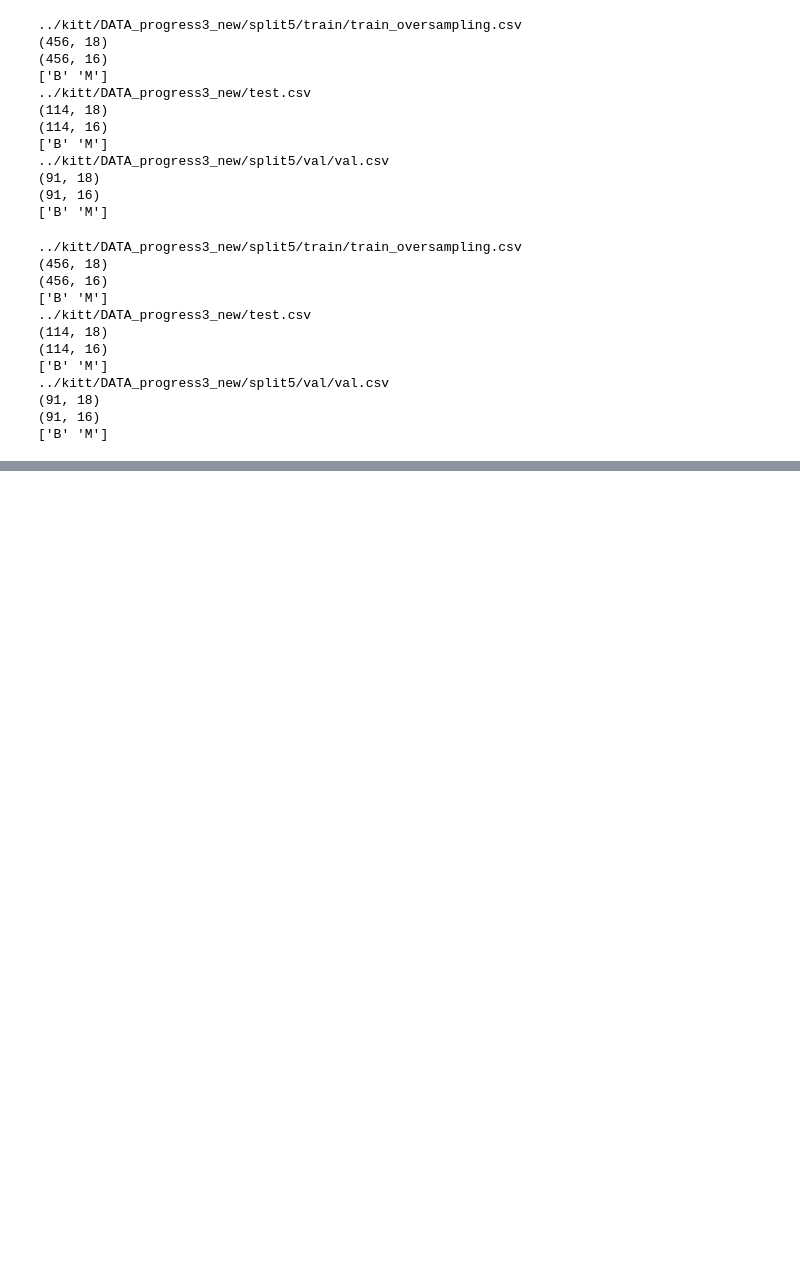
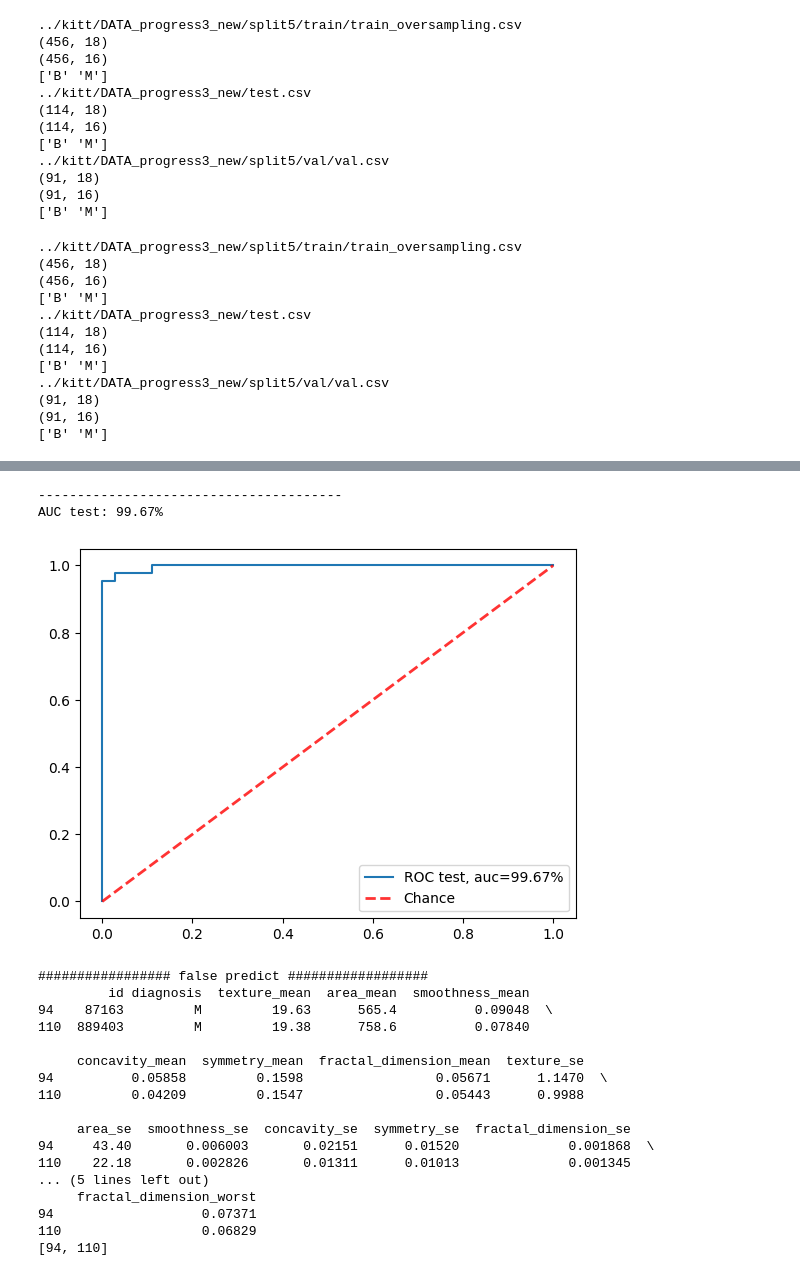
Before and after one commit to 6410615139/Project_Cancer, a Jupyter notebook: logisticregression/lr.ipynb, the cells around one changed output, grey strips where cells are left out. Cells and saved outputs as stored; diff of their text form; code cells hidden in the pictures; blank space fills up the shorter version.

```diff
--- a/logisticregression/lr.ipynb
+++ b/logisticregression/lr.ipynb
@@ -901,0 +597,3 @@ AUC test: 99.67%
+# %%
+train_path = "../kitt/DATA_progress3_new/train.csv"
+test_path = "../kitt/DATA_progress3_new/test.csv"
@@ -901,0 +640,52 @@ AUC test: 99.67%
+# %%
+model_path = "../logisticregression/models/lr_model_all.pkl"
+print(model_path)
+loaded_model = joblib.load(model_path)
+
+# ################# test set ##################
+label = ['benign','malignant']
+print("################# test set ##################")
+y_pred_test_raw = loaded_model.predict_proba(x_test)
+y_pred_test = thresholding(y_test, y_pred_test_raw)
+
+# Confusion matrix
+cm_test = confusion_matrix(y_test, y_pred_test)
+print('Confusion Matrix')
+print('-'*16)
+print(cm_test,'\n')
+print('-'*16)
+
+# Calculate score
+# print(split)
+cal_score_all(cm_test)
+
+# plot confusion matrix
+plot_cm(cm_test,which="Test set")
+
+################## plot ROC curve ########################
+# fpr1, tpr1, thr1 = metrics.roc_curve(y_val,  y_pred_val_raw[:,1])
+# auc1 = metrics.roc_auc_score(y_val,  y_pred_val_raw[:,1])*100
+fpr2, tpr2, thr2 = metrics.roc_curve(y_test,  y_pred_test_raw[:,1])
+auc2 = metrics.roc_auc_score(y_test,  y_pred_test_raw[:,1])*100
+gmeans2 = np.sqrt(tpr2 * (1-fpr2))
+ix2 = np.argmax(gmeans2)
+print("---------------------------------------")
+# print("AUC validate: %.2f%%" % auc1)
+print("AUC test: %.2f%%" % auc2)
+# plt.plot(fpr1,tpr1,label="ROC valid, auc="+str("%.2f%%" % auc1))
+plt.plot(fpr2,tpr2,label="ROC test, auc="+str("%.2f%%" % auc2))
+plt.plot([0, 1], [0, 1], linestyle="--", lw=2, color="r", label="Chance", alpha=0.8)
+
+plt.legend(loc=4)
+plt.show()
+
+
+print("################# false predict ##################")
+
+false_indices = []
+for i in range(len(y_test)):
+    if y_test[i] != y_pred_test[i]:
+        false_indices.append(i)
+print(test_data.loc[false_indices])
+print(false_indices)
+# %% [output]
@@ -901,0 +711,20 @@ AUC test: 99.67%
+---------------------------------------
+AUC test: 99.67%
+[figure, added]
+################# false predict ##################
+         id diagnosis  texture_mean  area_mean  smoothness_mean
+94    87163         M         19.63      565.4          0.09048  \
+110  889403         M         19.38      758.6          0.07840
+
+     concavity_mean  symmetry_mean  fractal_dimension_mean  texture_se
+94          0.05858         0.1598                 0.05671      1.1470  \
+110         0.04209         0.1547                 0.05443      0.9988
+
+     area_se  smoothness_se  concavity_se  symmetry_se  fractal_dimension_se
+94     43.40       0.006003       0.02151      0.01520              0.001868  \
+110    22.18       0.002826       0.01311      0.01013              0.001345
+... (5 lines left out)
+     fractal_dimension_worst
+94                   0.07371
+110                  0.06829
+[94, 110]
```
Also changed, not shown: parts of 9 cells of this notebook, 3 other files.
